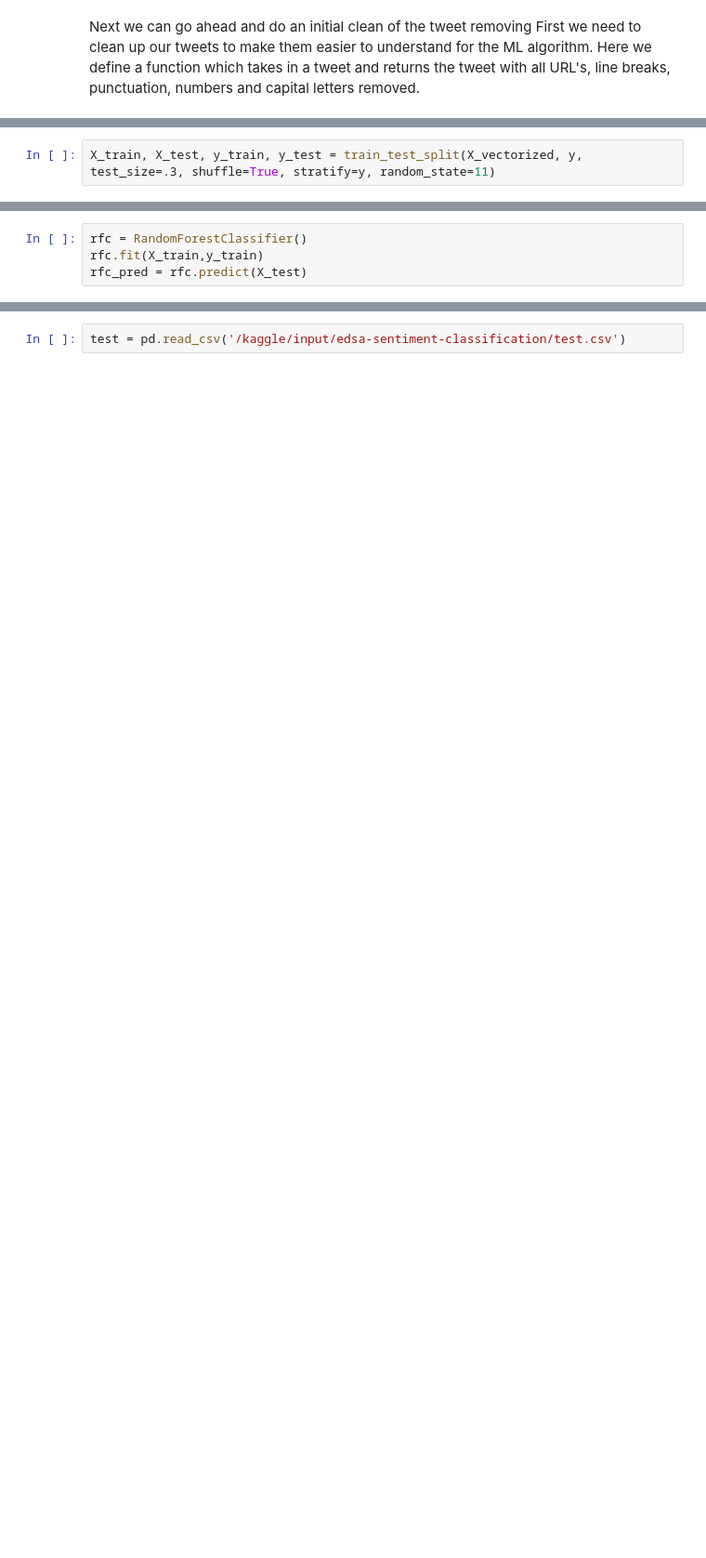
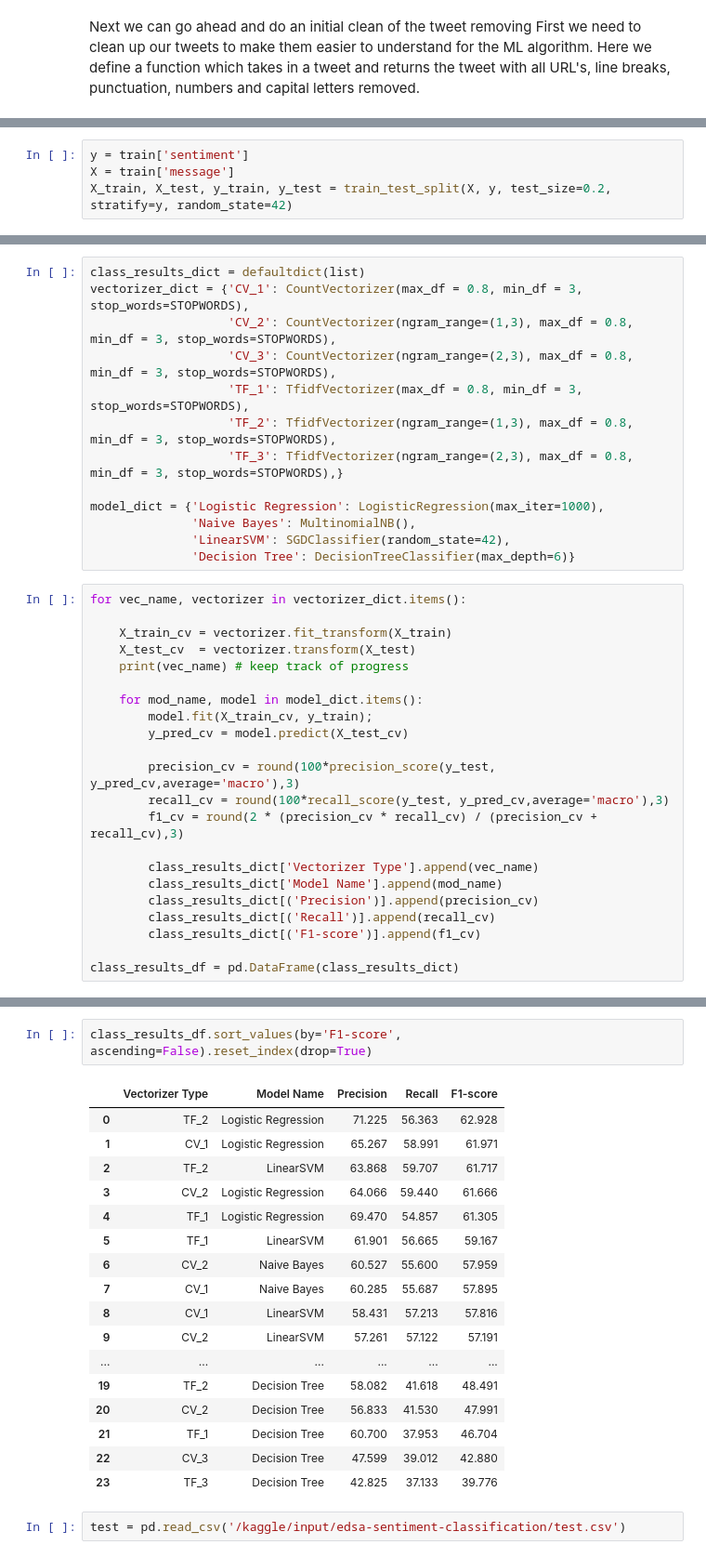
Before and after one commit to Otiuc/classification-predict, a Jupyter notebook: classification-predict.ipynb, the cells around one changed output, grey strips where cells are left out. Shown at 93% size. Cells and saved outputs as stored; diff of their text form; blank space fills up the shorter version.

Commit message:
Kaggle Notebook | Classification Predict | Version 8

```diff
--- a/classification-predict.ipynb
+++ b/classification-predict.ipynb
@@ -68,2 +103,4 @@ Next let's split our data into training and testing sets.
 # %%
-X_train, X_test, y_train, y_test = train_test_split(X_vectorized, y, test_size=.3, shuffle=True, stratify=y, random_state=11)
+y = train['sentiment']
+X = train['message']
+X_train, X_test, y_train, y_test = train_test_split(X, y, test_size=0.2, stratify=y, random_state=42)
@@ -72,4 +106,0 @@ Now let us train a model.
-# %%
-rfc = RandomForestClassifier()
-rfc.fit(X_train,y_train)
-rfc_pred = rfc.predict(X_test)
@@ -106,0 +107,35 @@ Name: message, Length: 15819, dtype: object
+# %%
+class_results_dict = defaultdict(list)
+vectorizer_dict = {'CV_1': CountVectorizer(max_df = 0.8, min_df = 3, stop_words=STOPWORDS),
+                   'CV_2': CountVectorizer(ngram_range=(1,3), max_df = 0.8, min_df = 3, stop_words=STOPWORDS),
+                   'CV_3': CountVectorizer(ngram_range=(2,3), max_df = 0.8, min_df = 3, stop_words=STOPWORDS),
+                   'TF_1': TfidfVectorizer(max_df = 0.8, min_df = 3, stop_words=STOPWORDS),
+                   'TF_2': TfidfVectorizer(ngram_range=(1,3), max_df = 0.8, min_df = 3, stop_words=STOPWORDS),
+                   'TF_3': TfidfVectorizer(ngram_range=(2,3), max_df = 0.8, min_df = 3, stop_words=STOPWORDS),}
+
+model_dict = {'Logistic Regression': LogisticRegression(max_iter=1000),
+              'Naive Bayes': MultinomialNB(),
+              'LinearSVM': SGDClassifier(random_state=42),
+              'Decision Tree': DecisionTreeClassifier(max_depth=6)}
+# %%
+for vec_name, vectorizer in vectorizer_dict.items():
+
+    X_train_cv = vectorizer.fit_transform(X_train)
+    X_test_cv  = vectorizer.transform(X_test)
+    print(vec_name) # keep track of progress
+
+    for mod_name, model in model_dict.items():
+        model.fit(X_train_cv, y_train);
+        y_pred_cv = model.predict(X_test_cv)
+
+        precision_cv = round(100*precision_score(y_test, y_pred_cv,average='macro'),3)
+        recall_cv = round(100*recall_score(y_test, y_pred_cv,average='macro'),3)
+        f1_cv = round(2 * (precision_cv * recall_cv) / (precision_cv + recall_cv),3)
+
+        class_results_dict['Vectorizer Type'].append(vec_name)
+        class_results_dict['Model Name'].append(mod_name)
+        class_results_dict[('Precision')].append(precision_cv)
+        class_results_dict[('Recall')].append(recall_cv)
+        class_results_dict[('F1-score')].append(f1_cv)
+
+class_results_df = pd.DataFrame(class_results_dict)
@@ -107,2 +149,22 @@ Name: message, Length: 15819, dtype: object
+# %%
+class_results_df.sort_values(by='F1-score', ascending=False).reset_index(drop=True)
+# %% [output]
+|  | Vectorizer Type | Model Name | Precision | Recall | F1-score |
+| 0 | TF_2 | Logistic Regression | 71.225 | 56.363 | 62.928 |
+| 1 | CV_1 | Logistic Regression | 65.267 | 58.991 | 61.971 |
+| 2 | TF_2 | LinearSVM | 63.868 | 59.707 | 61.717 |
+| 3 | CV_2 | Logistic Regression | 64.066 | 59.440 | 61.666 |
+| 4 | TF_1 | Logistic Regression | 69.470 | 54.857 | 61.305 |
+| 5 | TF_1 | LinearSVM | 61.901 | 56.665 | 59.167 |
+| 6 | CV_2 | Naive Bayes | 60.527 | 55.600 | 57.959 |
+| 7 | CV_1 | Naive Bayes | 60.285 | 55.687 | 57.895 |
+| 8 | CV_1 | LinearSVM | 58.431 | 57.213 | 57.816 |
+| 9 | CV_2 | LinearSVM | 57.261 | 57.122 | 57.191 |
+| ... | ... | ... | ... | ... | ... |
+| 19 | TF_2 | Decision Tree | 58.082 | 41.618 | 48.491 |
+| 20 | CV_2 | Decision Tree | 56.833 | 41.530 | 47.991 |
+| 21 | TF_1 | Decision Tree | 60.700 | 37.953 | 46.704 |
+| 22 | CV_3 | Decision Tree | 47.599 | 39.012 | 42.880 |
+| 23 | TF_3 | Decision Tree | 42.825 | 37.133 | 39.776 |
 # %%
 test = pd.read_csv('/kaggle/input/edsa-sentiment-classification/test.csv')
```
Also changed, not shown: parts of 22 cells of this notebook.
